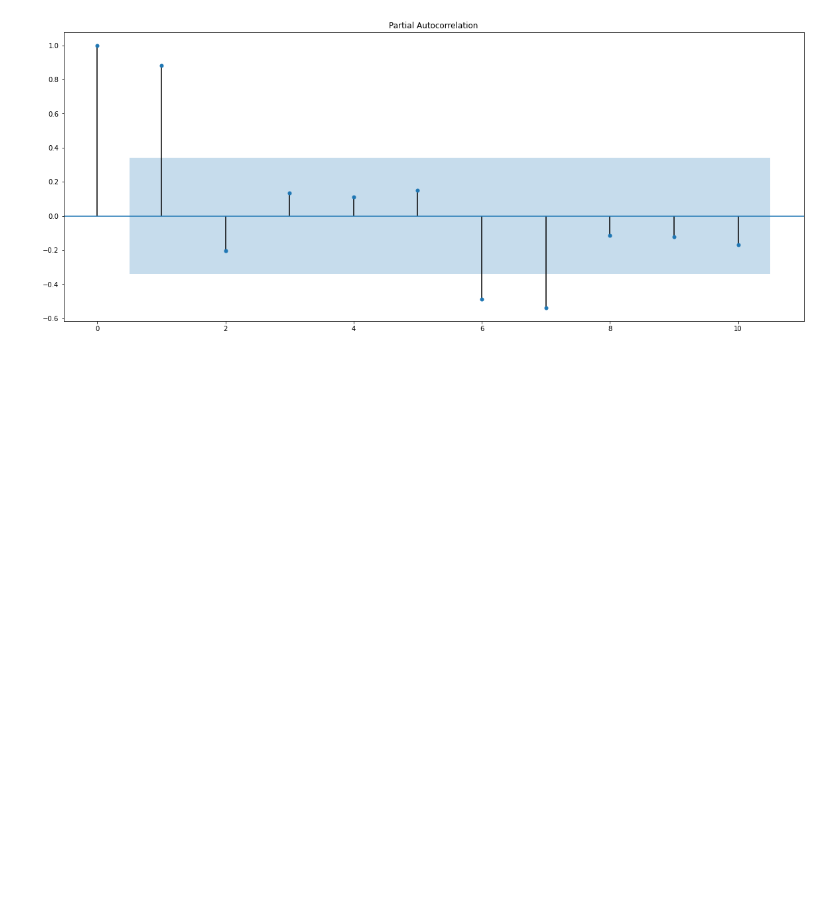
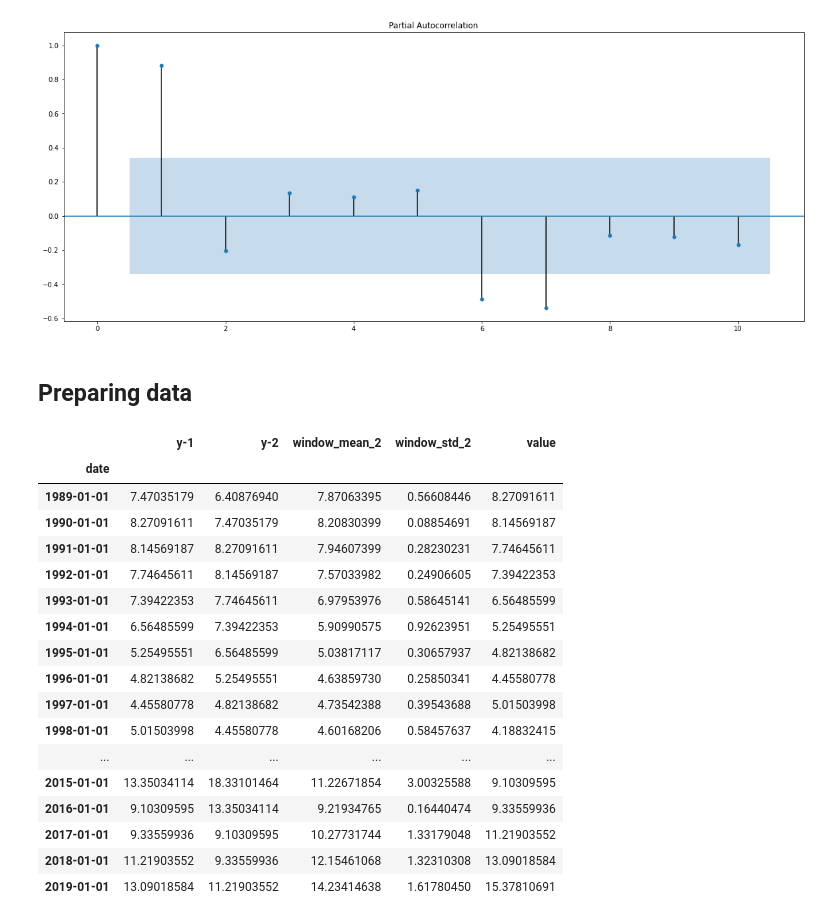
Before and after one commit to bateikoEd/dipl_program, a Jupyter notebook: eugen/template_gdp.ipynb, the cells around one changed output. Drawn from its saved outputs; the diff is of its cells as text; code cells hidden in the pictures; blank space fills up the shorter version.

```diff
--- a/eugen/template_gdp.ipynb
+++ b/eugen/template_gdp.ipynb
@@ -412,7 +412,44 @@ show_plots(y.gdp)
 [figure]
 [figure]
 [figure]
+# %% [markdown]
+## Preparing data
 # %%
 ## Preparing data
 p = 2
 q = 7
+# %%
+window = 2
+
+df_temp = pd.DataFrame()
+
+for i in range(1,p+1):
+    df_temp[f'y-{i}'] = y['gdp'].shift(i)
+
+for i in range(2,window + 1):
+    df_temp[f'window_mean_{i}'] = y['gdp'].rolling(window=i).mean()
+    df_temp[f'window_std_{i}'] = y['gdp'].rolling(window=i).std()
+
+df_temp['value'] = y.gdp
+df_temp.dropna()
+# shifted_1 = y.shift(1)
+# pd.concat([y, shifted_1], axis=1)
+# %% [output]
+|  | y-1 | y-2 | window_mean_2 | window_std_2 | value |
+| date |  |  |  |  |  |
+| 1989-01-01 | 7.47035179 | 6.40876940 | 7.87063395 | 0.56608446 | 8.27091611 |
+| 1990-01-01 | 8.27091611 | 7.47035179 | 8.20830399 | 0.08854691 | 8.14569187 |
+| 1991-01-01 | 8.14569187 | 8.27091611 | 7.94607399 | 0.28230231 | 7.74645611 |
+| 1992-01-01 | 7.74645611 | 8.14569187 | 7.57033982 | 0.24906605 | 7.39422353 |
+| 1993-01-01 | 7.39422353 | 7.74645611 | 6.97953976 | 0.58645141 | 6.56485599 |
+| 1994-01-01 | 6.56485599 | 7.39422353 | 5.90990575 | 0.92623951 | 5.25495551 |
+| 1995-01-01 | 5.25495551 | 6.56485599 | 5.03817117 | 0.30657937 | 4.82138682 |
+| 1996-01-01 | 4.82138682 | 5.25495551 | 4.63859730 | 0.25850341 | 4.45580778 |
+| 1997-01-01 | 4.45580778 | 4.82138682 | 4.73542388 | 0.39543688 | 5.01503998 |
+| 1998-01-01 | 5.01503998 | 4.45580778 | 4.60168206 | 0.58457637 | 4.18832415 |
+| ... | ... | ... | ... | ... | ... |
+| 2015-01-01 | 13.35034114 | 18.33101464 | 11.22671854 | 3.00325588 | 9.10309595 |
+| 2016-01-01 | 9.10309595 | 13.35034114 | 9.21934765 | 0.16440474 | 9.33559936 |
+| 2017-01-01 | 9.33559936 | 9.10309595 | 10.27731744 | 1.33179048 | 11.21903552 |
+| 2018-01-01 | 11.21903552 | 9.33559936 | 12.15461068 | 1.32310308 | 13.09018584 |
+| 2019-01-01 | 13.09018584 | 11.21903552 | 14.23414638 | 1.61780450 | 15.37810691 |
```
Also changed, not shown: parts of 19 cells of this notebook.
